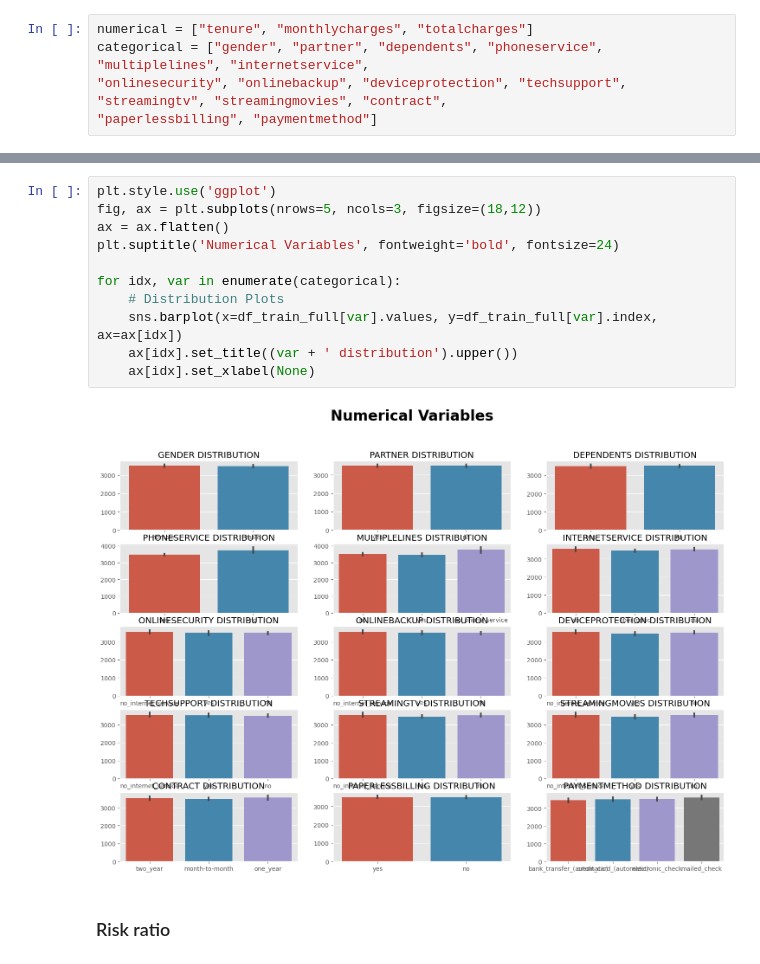
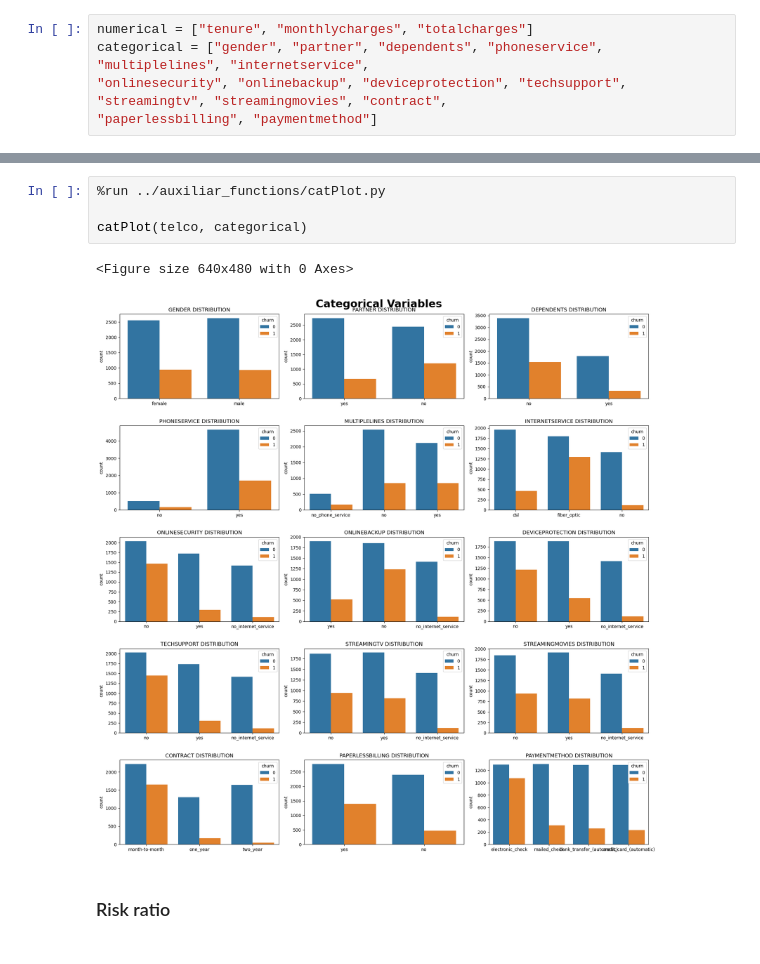
Before and after one commit to PabloJRW/telco-churn-prediction, a Jupyter notebook: notebooks/EDA.ipynb, the cells around one changed output, grey strips where cells are left out. Saved outputs shown, nothing was run; the diff lists cells and outputs as text.

```diff
--- a/notebooks/EDA.ipynb
+++ b/notebooks/EDA.ipynb
@@ -134,16 +125,10 @@ for idx, var in enumerate(numerical):
 # %%
-plt.style.use('ggplot')
-fig, ax = plt.subplots(nrows=5, ncols=3, figsize=(18,12))
-ax = ax.flatten()
-plt.suptitle('Numerical Variables', fontweight='bold', fontsize=24)
+%run ../auxiliar_functions/catPlot.py
 
-for idx, var in enumerate(categorical):
-    # Distribution Plots
-    sns.barplot(x=df_train_full[var].values, y=df_train_full[var].index, ax=ax[idx])
-    ax[idx].set_title((var + ' distribution').upper())
-    ax[idx].set_xlabel(None)
+catPlot(telco, categorical)
 # %% [output]
+<Figure size 640x480 with 0 Axes>
-[figure, old version]
+[figure, new version]
 # %% [markdown]
 ### Risk ratio
 # %%
```
Also changed, not shown: parts of 16 cells of this notebook, 3 other files.
